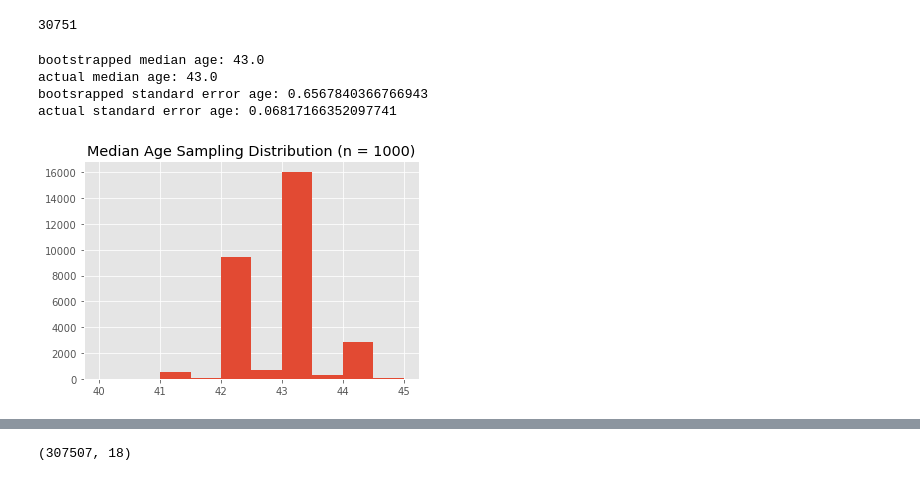
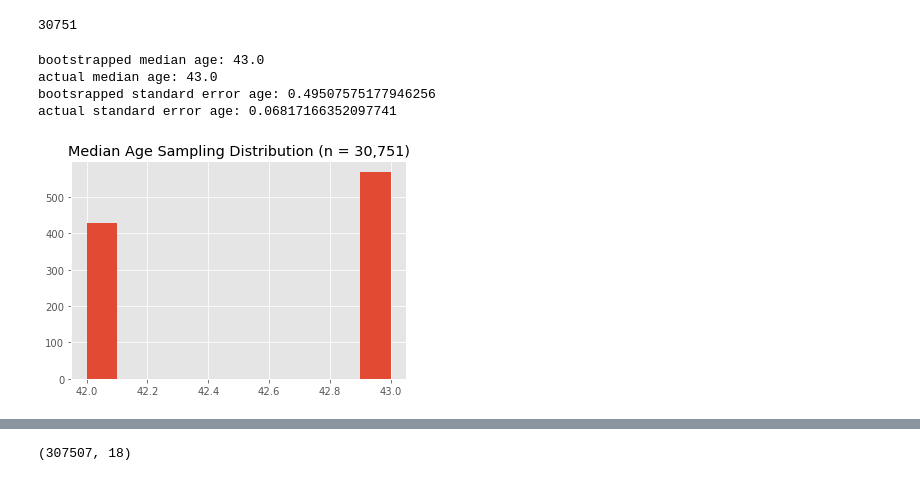
Before and after one commit to hudsonbat/Data-201, a Jupyter notebook: CreditDefault.ipynb, the cells around one changed output, grey strips where cells are left out. Cells and saved outputs as stored; diff of their text form; code cells hidden in the pictures.

```diff
--- a/CreditDefault.ipynb
+++ b/CreditDefault.ipynb
@@ -706,8 +706,8 @@ original_sample1 = np.random.choice(data2['AGE'],num_samples)
 # %%
 boot1_meds = []
 
-for i in range(30000):
-    boot_sample1 = np.random.choice(original_sample1,1000)
+for i in range(1000):
+    boot_sample1 = np.random.choice(original_sample1,num_samples)
     boot1_meds.append(np.median(boot_sample1))
 
 med_age = np.median(boot1_meds)
@@ -720,14 +720,14 @@ print('bootstrapped median age: ' + str(med_age) + '\n' +
 # %% [output]
 bootstrapped median age: 43.0
 actual median age: 43.0
-bootsrapped standard error age: 0.6567840366766943
+bootsrapped standard error age: 0.49507575177946256
 actual standard error age: 0.06817166352097741
 # %%
 plt.hist(boot1_meds)
-plt.title('Median Age Sampling Distribution (n = 1000)')
+plt.title('Median Age Sampling Distribution (n = 30,751)')
 plt.show()
 # %% [output]
-[figure, old version]
+[figure, new version]
 # %%
 boot1_meds = []
 
```
Also changed, not shown: parts of 18 cells of this notebook.
